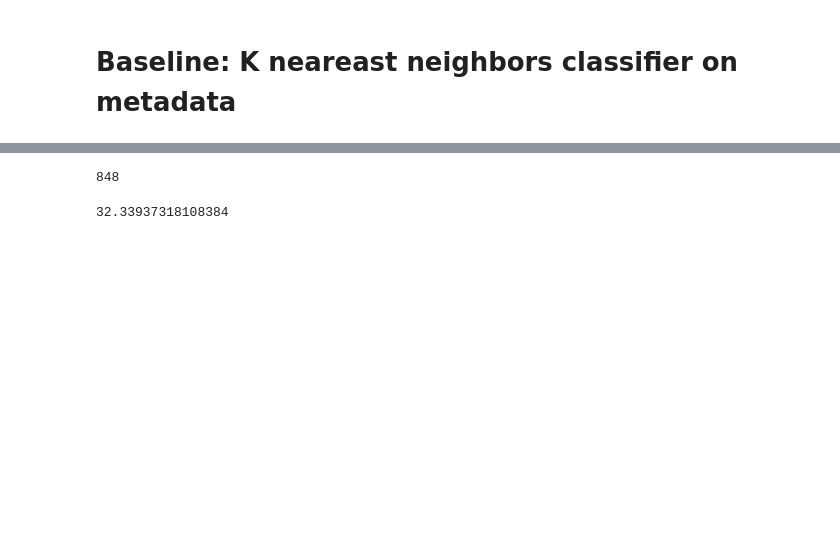
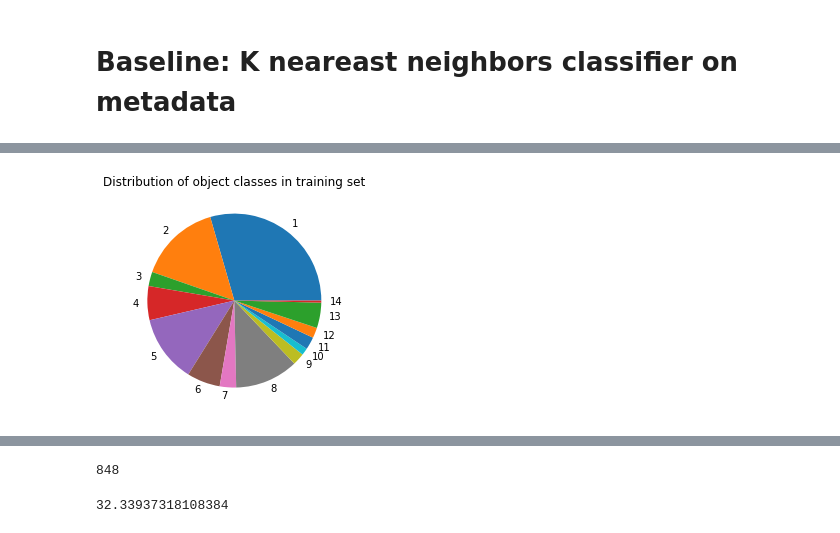
Before and after one commit to neerajkulk/ml_finalproj, a Jupyter notebook: neeraj_baseline.ipynb, the cells around one changed output, grey strips where cells are left out. Cells and saved outputs as stored; diff of their text form; code cells hidden in the pictures; blank space fills up the shorter version.

```diff
--- a/neeraj_baseline.ipynb
+++ b/neeraj_baseline.ipynb
@@ -30,0 +12,11 @@ metadata
+# %%
+metadata.target
+labels = range(1,15)
+# %%
+plt.title("Distribution of object classes in training set")
+
+plt.pie(Counter(metadata.target).values(),labels=labels)
+plt.savefig('metadata_pie.png')
+plt.show()
+# %% [output]
+[figure, added]
```
Also changed, not shown: parts of 10 cells of this notebook.
